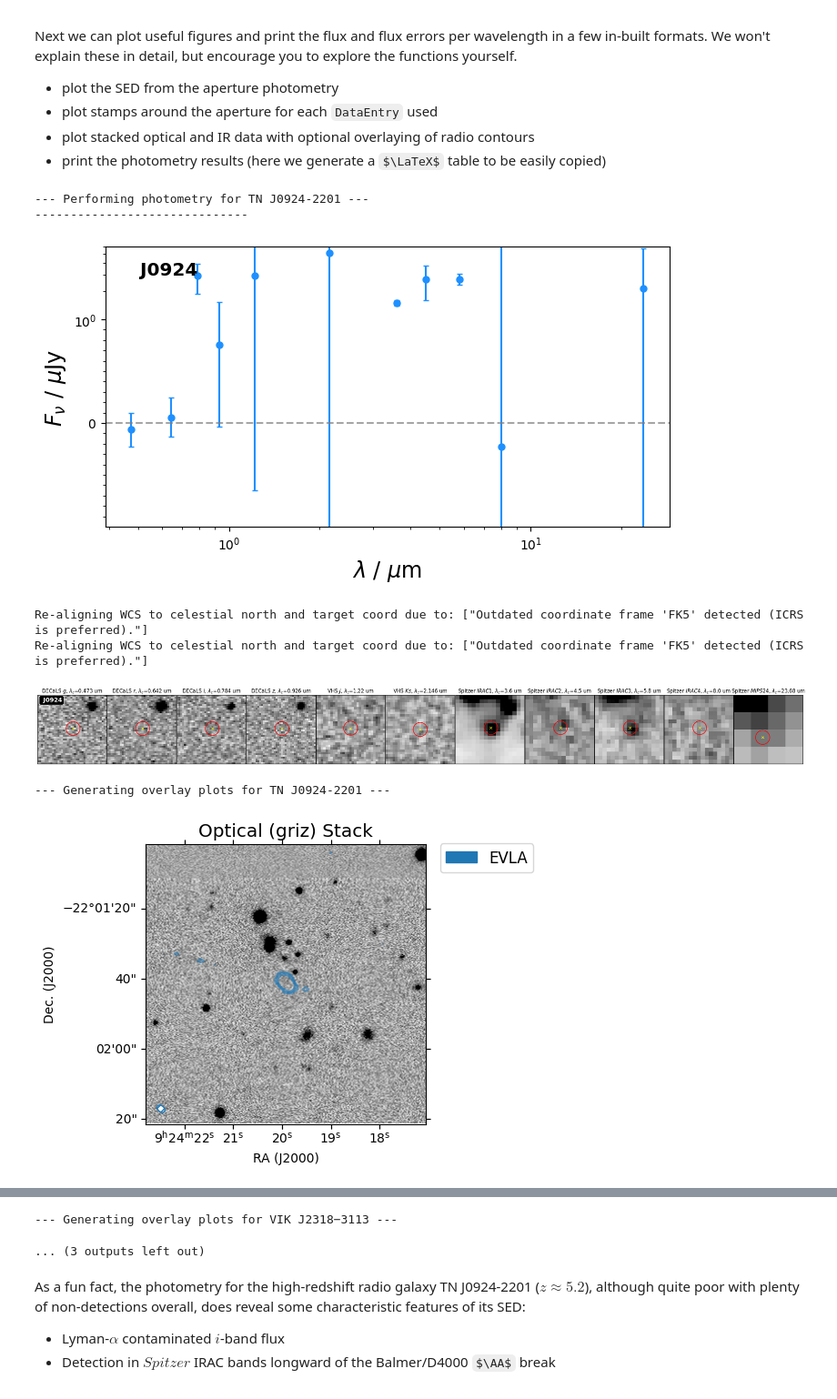
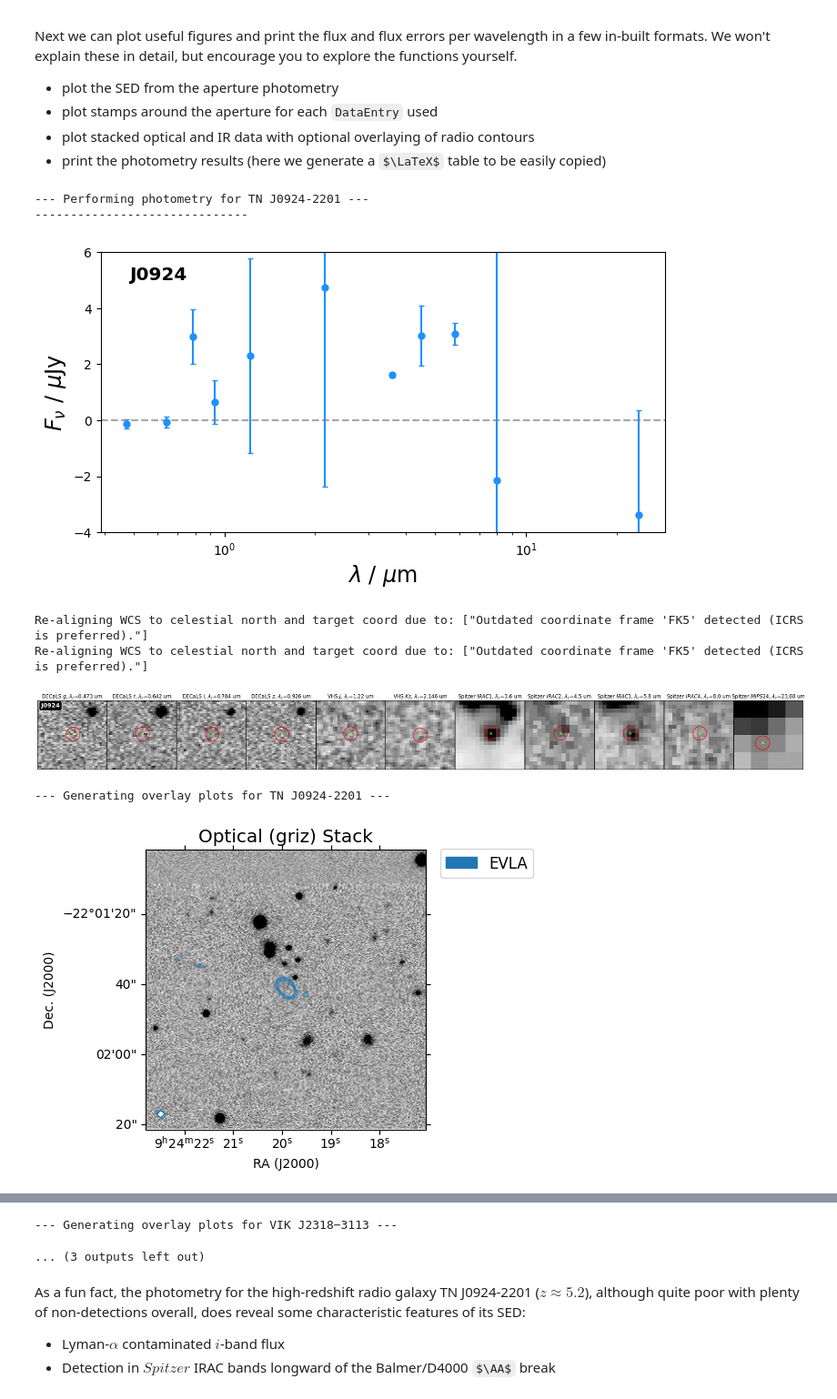
Before and after one commit to aj-hedge/QUEST, a Jupyter notebook: demo/3_aperture_photometry.ipynb, the cells around one changed output, grey strips where cells are left out. Shown at 91% size. Saved outputs shown, nothing was run; the diff lists cells and outputs as text; code cells hidden in the pictures; some formulas as TeX source.

```diff
--- a/demo/3_aperture_photometry.ipynb
+++ b/demo/3_aperture_photometry.ipynb
@@ -139,27 +139,27 @@ Next we can plot useful figures and print the flux and flux errors per wavelengt
 # %%
 # 6. Perform analysis and generate products
 aperture_diameter = 2 * u.arcsec
 all_phot = []
 for source in db.sources:
-    phot_tool = PhotometryTool(source, data_dir_radio, output_fig_dir=output_fig_dir)
+    phot_tool = PhotometryTool(source, output_fig_dir=output_fig_dir)
     phot_tool.perform_photometry(ap_diameter=aperture_diameter, ap_max_dist=60*u.arcsec, keep_negative=True,
                                  rand_aper_flux_sigma_clip=3, debug=False)
     all_phot.append(phot_tool.photometry_data)
 
     # Generate plots and tables
-    plot_photometry(phot_tool, save_path=output_fig_dir, ignore_negative=False)
+    plot_photometry(phot_tool, save_path=output_fig_dir, ignore_negative=False, yscale='linear')
     plot_multiwl_stamps(phot_tool, cutout_size=10*u.arcsec, save_path=output_fig_dir, sigma_clip_norm=5,
                                   ignore_negative=False, ap_diameter=aperture_diameter)
     plot_overlays(phot_tool, save_path=output_fig_dir, stamp_radius=40*u.arcsec, sigma_clip_norm=5,
-                  add_beam=True, ignore_negative=True, data_dir_radio=data_dir_radio, contour_step=2)
+                  add_beam=True, ignore_negative=True, contour_step=2)
     phot_tool.print_photometry(out_type='latex')
 # %% [output]
 --- Performing photometry for TN J0924-2201 ---
 ------------------------------
-[figure, old version]
+[figure, new version]
 Re-aligning WCS to celestial north and target coord due to: ["Outdated coordinate frame 'FK5' detected (ICRS is preferred)."]
 Re-aligning WCS to celestial north and target coord due to: ["Outdated coordinate frame 'FK5' detected (ICRS is preferred)."]
-[figure, old version]
+[figure, new version]
 --- Generating overlay plots for TN J0924-2201 ---
 [figure]
 [figure]
```
Also changed, not shown: parts of 5 cells of this notebook, 27 other files.
